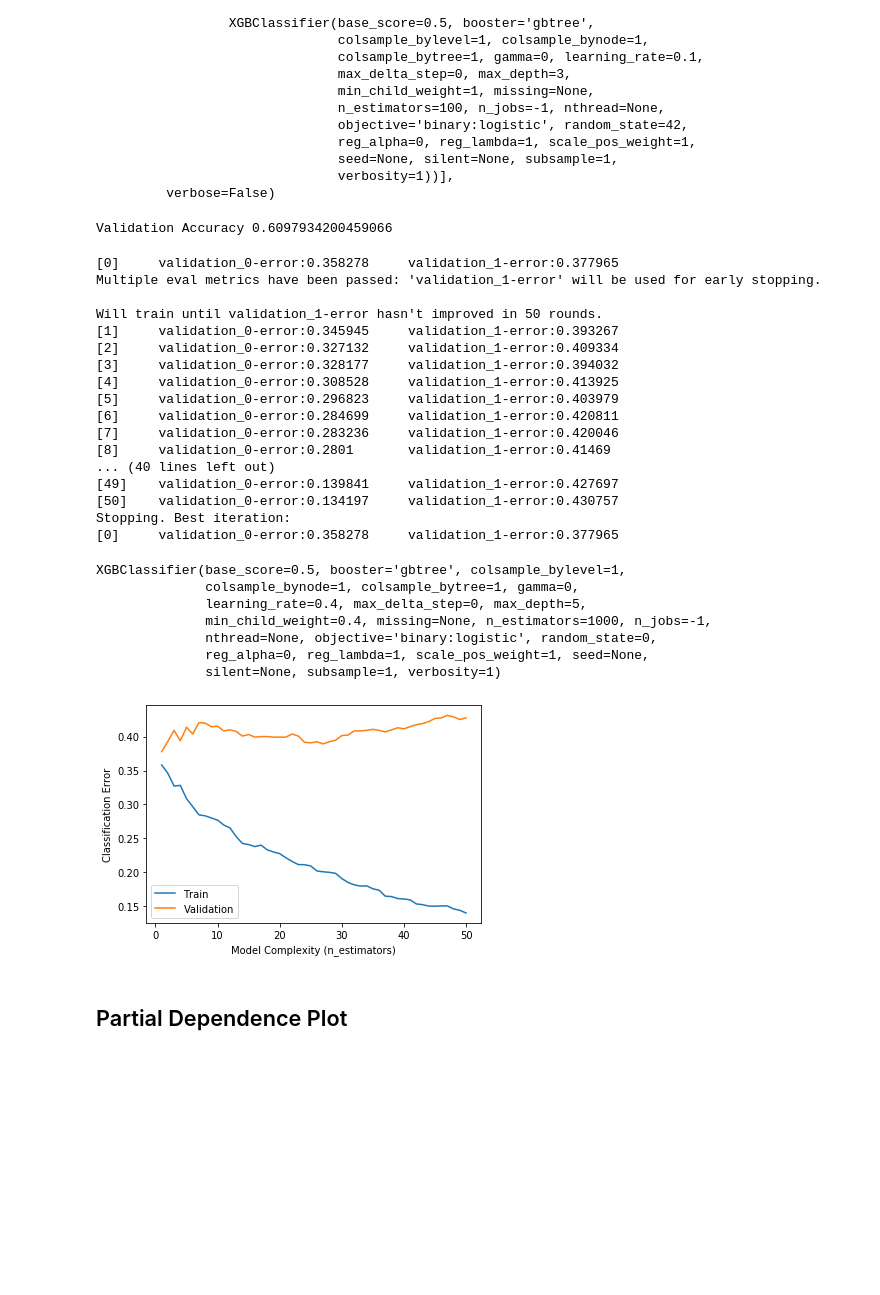
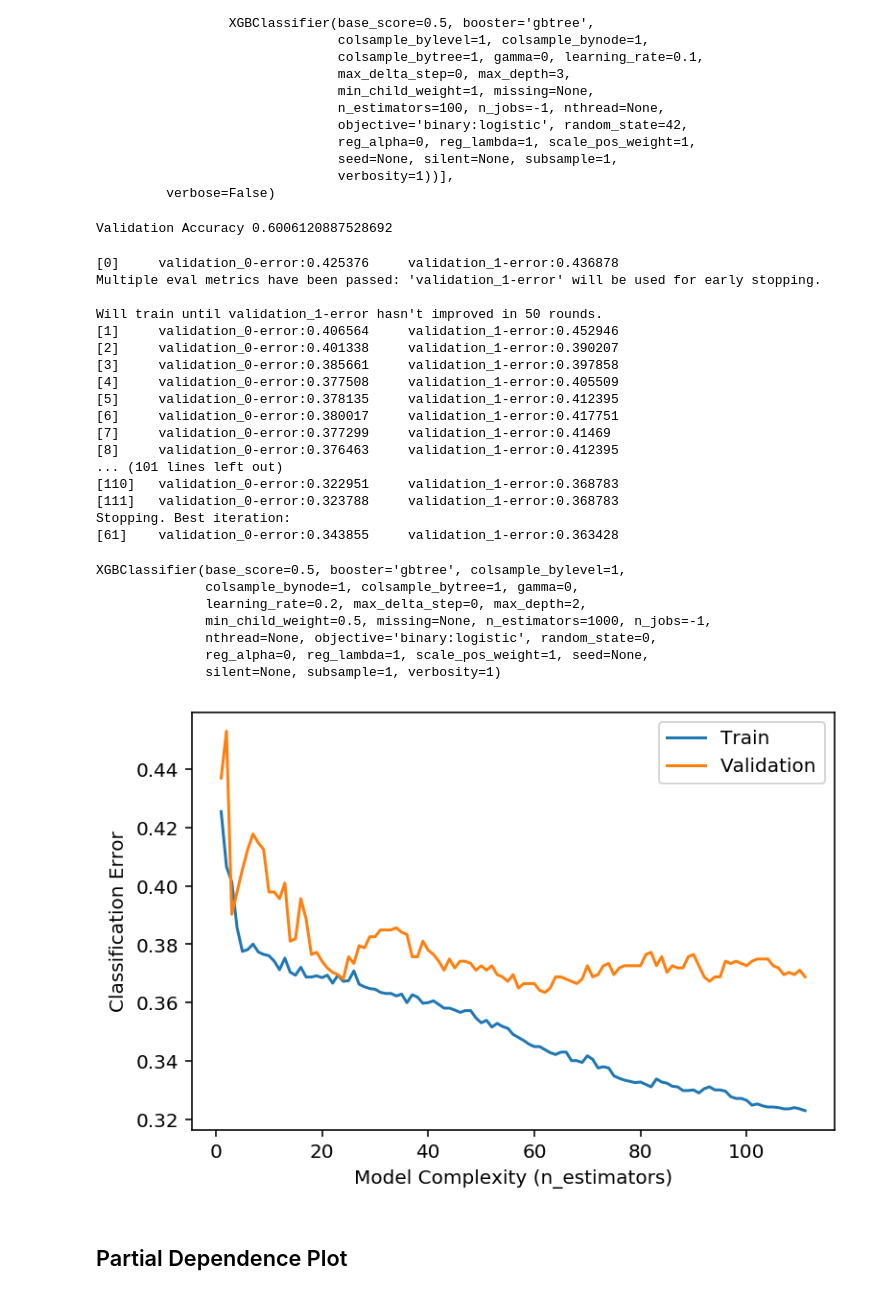
Before and after one commit to Okocha76/migration-in-europe, a Jupyter notebook: notebooks/Migration_In_Europe.ipynb, the cells around one changed output. Drawn from its saved outputs; the diff is of its cells as text; code cells hidden in the pictures; blank space fills up the shorter version.

```diff
--- a/notebooks/Migration_In_Europe.ipynb
+++ b/notebooks/Migration_In_Europe.ipynb
@@ -252,5 +242,5 @@ Drop-Column Importance for TIME: 0.016832440703901996
 # %%
-column  = 'MED_AGE_MOTHER'
+column  = 'GEO'
 
 # Fit without column
 pipeline = make_pipeline(
@@ -426,7 +417,7 @@ from sklearn.metrics import accuracy_score
 y_pred = pipeline.predict(X_val)
 print('Validation Accuracy', accuracy_score(y_val, y_pred))
 # %% [output]
-Validation Accuracy 0.6097934200459066
+Validation Accuracy 0.6006120887528692
 # %%
 # fit_transfom on train, transform on val
 encoder = ce.OrdinalEncoder()
@@ -435,9 +426,9 @@ X_val_encoded = encoder.transform(X_val)
 
 model = XGBClassifier(
     n_estimators=1000,
-    max_depth=5,
-    learning_rate=0.4,
-    min_child_weight=0.4,
+    max_depth=2,
+    learning_rate=0.2,
+    min_child_weight=0.5,
     n_jobs=-1
 )
 
@@ -449,42 +440,44 @@ model.fit(X_train_encoded, y_train,
           eval_metric='error',
           early_stopping_rounds=50)
 # %% [output]
-[0]     validation_0-error:0.358278     validation_1-error:0.377965
+[0]     validation_0-error:0.425376     validation_1-error:0.436878
 Multiple eval metrics have been passed: 'validation_1-error' will be used for early stopping.
 
 Will train until validation_1-error hasn't improved in 50 rounds.
-[1]     validation_0-error:0.345945     validation_1-error:0.393267
-[2]     validation_0-error:0.327132     validation_1-error:0.409334
-[3]     validation_0-error:0.328177     validation_1-error:0.394032
-[4]     validation_0-error:0.308528     validation_1-error:0.413925
-[5]     validation_0-error:0.296823     validation_1-error:0.403979
-[6]     validation_0-error:0.284699     validation_1-error:0.420811
-[7]     validation_0-error:0.283236     validation_1-error:0.420046
-[8]     validation_0-error:0.2801       validation_1-error:0.41469
-... (40 lines left out)
-[49]    validation_0-error:0.139841     validation_1-error:0.427697
-[50]    validation_0-error:0.134197     validation_1-error:0.430757
+[1]     validation_0-error:0.406564     validation_1-error:0.452946
+[2]     validation_0-error:0.401338     validation_1-error:0.390207
+[3]     validation_0-error:0.385661     validation_1-error:0.397858
+[4]     validation_0-error:0.377508     validation_1-error:0.405509
+[5]     validation_0-error:0.378135     validation_1-error:0.412395
+[6]     validation_0-error:0.380017     validation_1-error:0.417751
+[7]     validation_0-error:0.377299     validation_1-error:0.41469
+[8]     validation_0-error:0.376463     validation_1-error:0.412395
+... (101 lines left out)
+[110]   validation_0-error:0.322951     validation_1-error:0.368783
+[111]   validation_0-error:0.323788     validation_1-error:0.368783
 Stopping. Best iteration:
-[0]     validation_0-error:0.358278     validation_1-error:0.377965
+[61]    validation_0-error:0.343855     validation_1-error:0.363428
 XGBClassifier(base_score=0.5, booster='gbtree', colsample_bylevel=1,
               colsample_bynode=1, colsample_bytree=1, gamma=0,
-              learning_rate=0.4, max_delta_step=0, max_depth=5,
-              min_child_weight=0.4, missing=None, n_estimators=1000, n_jobs=-1,
+              learning_rate=0.2, max_delta_step=0, max_depth=2,
+              min_child_weight=0.5, missing=None, n_estimators=1000, n_jobs=-1,
               nthread=None, objective='binary:logistic', random_state=0,
               reg_alpha=0, reg_lambda=1, scale_pos_weight=1, seed=None,
               silent=None, subsample=1, verbosity=1)
 # %%
+import matplotlib.pyplot as plt
+plt.rcParams['figure.dpi'] = 144
+
 results = model.evals_result()
 train_error = results['validation_0']['error']
 val_error = results['validation_1']['error']
 epoch = range(1, len(train_error)+1)
 plt.plot(epoch, train_error, label='Train')
 plt.plot(epoch, val_error, label='Validation')
 plt.ylabel('Classification Error')
 plt.xlabel('Model Complexity (n_estimators)')
-# plt.ylim((0.35, 0.45)) # Zoom in
 plt.legend();
 # %% [output]
-[figure, old version]
+[figure, new version]
 # %% [markdown]
 ## Partial Dependence Plot
```
Also changed, not shown: parts of 27 cells of this notebook.
